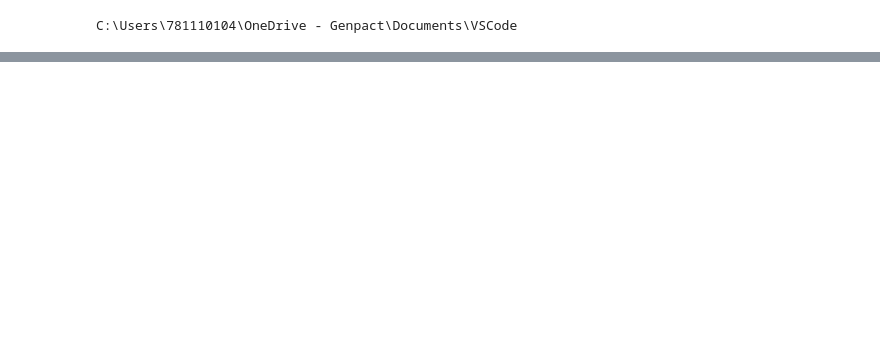
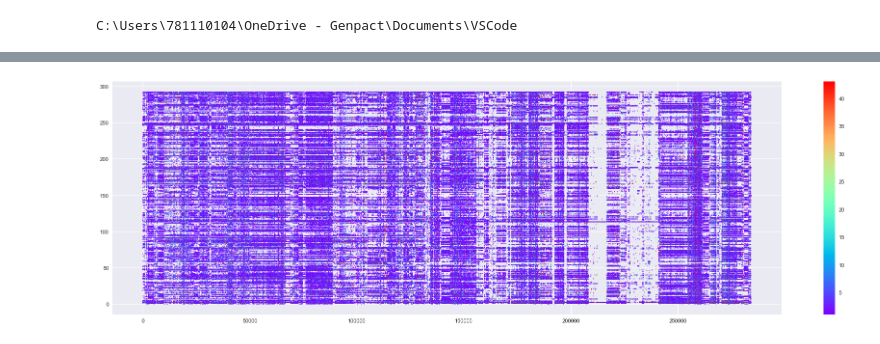
Before and after one commit to ChristophBarkey/Implicit_CF, a Jupyter notebook: testing_2.ipynb, the cells around one changed output, grey strips where cells are left out. Saved outputs shown, nothing was run; the diff lists cells and outputs as text; code cells hidden in the pictures; blank space fills up the shorter version.

```diff
--- a/testing_2.ipynb
+++ b/testing_2.ipynb
@@ -32,0 +228,16 @@ agco_co.nnz
+# %%
+mtrx_dict_co = user_item_csr_co.T.todok()
+xy_co = np.array(list(mtrx_dict_co.keys()))
+vals_co = np.array(list(mtrx_dict_co.values()))
+
+mtrx_dict_po = user_item_csr_po.T.todok()
+xy_po = np.array(list(mtrx_dict_po.keys()))
+vals_po = np.array(list(mtrx_dict_po.values()))
+# %%
+#co data scatterplot
+plt.figure(figsize=(28, 8), dpi=80)
+plt.scatter(xy_co[:,0], xy_co[:,1], s=1, c=vals_co, cmap='rainbow')
+plt.colorbar()
+plt.show()
+# %% [output]
+[figure, added]
```
Also changed, not shown: parts of 36 cells of this notebook.
